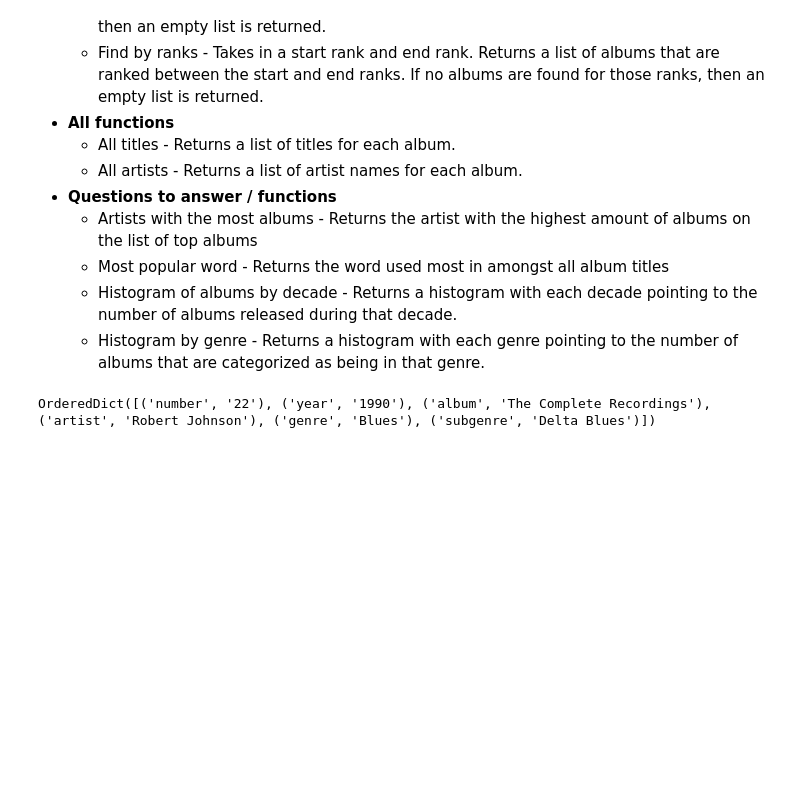
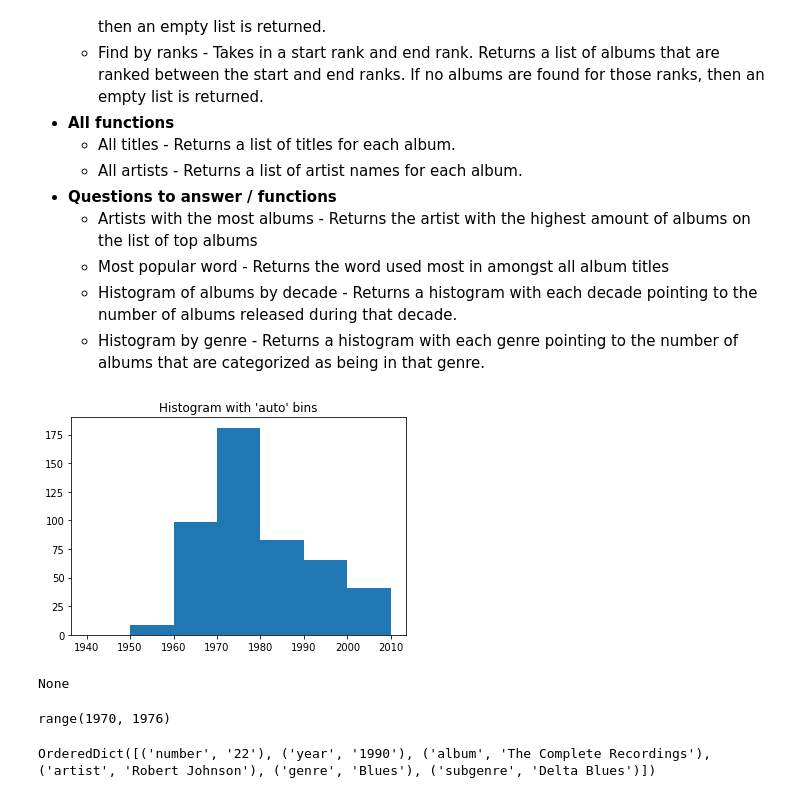
Before and after one commit to Cristinamulas/nyc-mhtn-ds-060319-lectures, a Jupyter notebook: Mod_1/rolling-stones/index.ipynb, the cells around one changed output. Drawn from its saved outputs; the diff is of its cells as text; code cells hidden in the pictures; blank space fills up the shorter version.

```diff
--- a/Mod_1/rolling-stones/index.ipynb
+++ b/Mod_1/rolling-stones/index.ipynb
@@ -75,0 +95,11 @@ Each of the following functions can be defined in the `functions.py` file.
+# %%
+# histogram by decade
+
+[a['year'][:-1] + '0'for a in readers] # list comprehansion look up
+import matplotlib.pyplot as plt
+plt.hist([int(a['year'][:-1] + '0') for a in readers], range(1940, 2014, 10))
+plt.title("Histogram with 'auto' bins")
+print(plt.show())
+# %% [output]
+[figure, added]
+None
@@ -75,0 +111,4 @@ Each of the following functions can be defined in the `functions.py` file.
+# %%
+find_years(1970,1975)
+# %% [output]
+range(1970, 1976)
```
Also changed, not shown: parts of 11 cells of this notebook, 1 other file.
